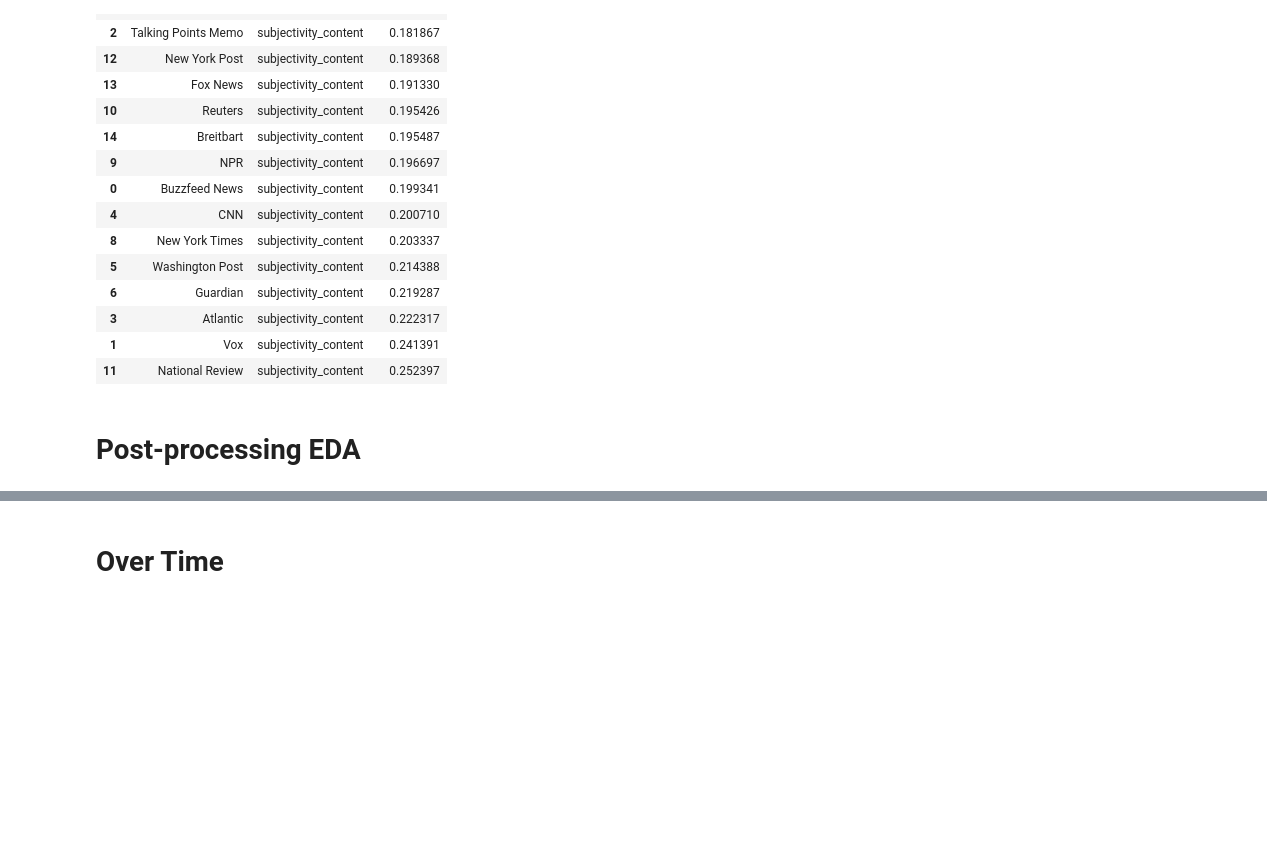
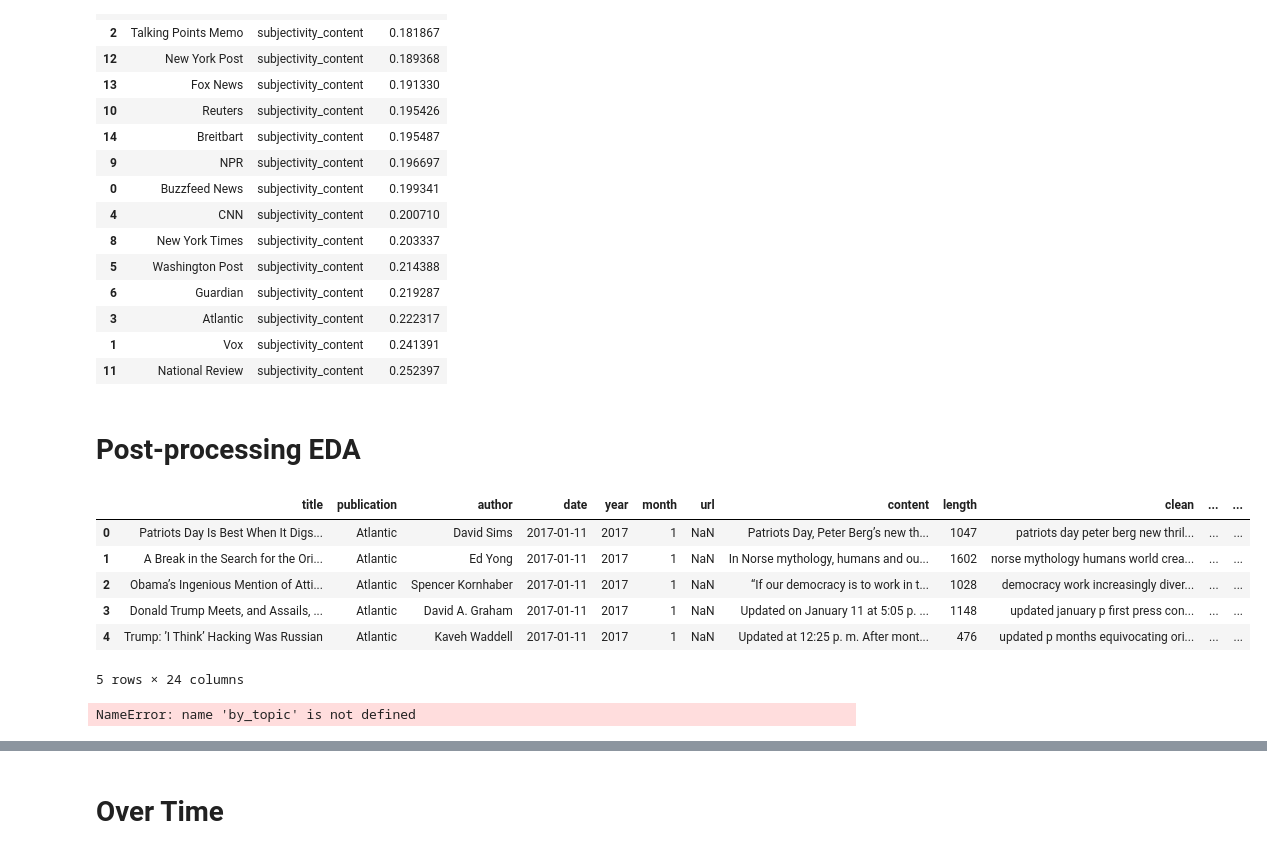
Before and after one commit to ibury08/news_bias, a Jupyter notebook: notebooks/news_bias.ipynb, the cells around one changed output, grey strips where cells are left out. Drawn from its saved outputs; the diff is of its cells as text; code cells hidden in the pictures; blank space fills up the shorter version.

```diff
--- a/notebooks/news_bias.ipynb
+++ b/notebooks/news_bias.ipynb
@@ -503,3 +549,18 @@ by_topic=by_topic.merge(topics, how='left', on='topic_id')
+# %%
+by_topic = full_df.groupby(['publication','topic_id'])
+# %% [output]
+|  | title | publication | author | date | year | month | url | content | length | clean | ... | ... |
+| 0 | Patriots Day Is Best When It Digs... | Atlantic | David Sims | 2017-01-11 | 2017 | 1 | NaN | Patriots Day, Peter Berg’s new th... | 1047 | patriots day peter berg new thril... | ... | ... |
+| 1 | A Break in the Search for the Ori... | Atlantic | Ed Yong | 2017-01-11 | 2017 | 1 | NaN | In Norse mythology, humans and ou... | 1602 | norse mythology humans world crea... | ... | ... |
+| 2 | Obama’s Ingenious Mention of Atti... | Atlantic | Spencer Kornhaber | 2017-01-11 | 2017 | 1 | NaN | “If our democracy is to work in t... | 1028 | democracy work increasingly diver... | ... | ... |
+| 3 | Donald Trump Meets, and Assails, ... | Atlantic | David A. Graham | 2017-01-11 | 2017 | 1 | NaN | Updated on January 11 at 5:05 p. ... | 1148 | updated january p first press con... | ... | ... |
+| 4 | Trump: ’I Think’ Hacking Was Russian | Atlantic | Kaveh Waddell | 2017-01-11 | 2017 | 1 | NaN | Updated at 12:25 p. m. After mont... | 476 | updated p months equivocating ori... | ... | ... |
+5 rows × 24 columns
+# %%
+
+by_topic=by_topic.merge(topics, how='left', on='topic_id')
+# %% [output]
+NameError: name 'by_topic' is not defined
 # %%
 #Random sample of sentiment by publication for given topics.
 #Sources are orderd on the x-axis, with traditional left-wing sources on the left, right on the right.
```
Also changed, not shown: parts of 38 cells of this notebook.
